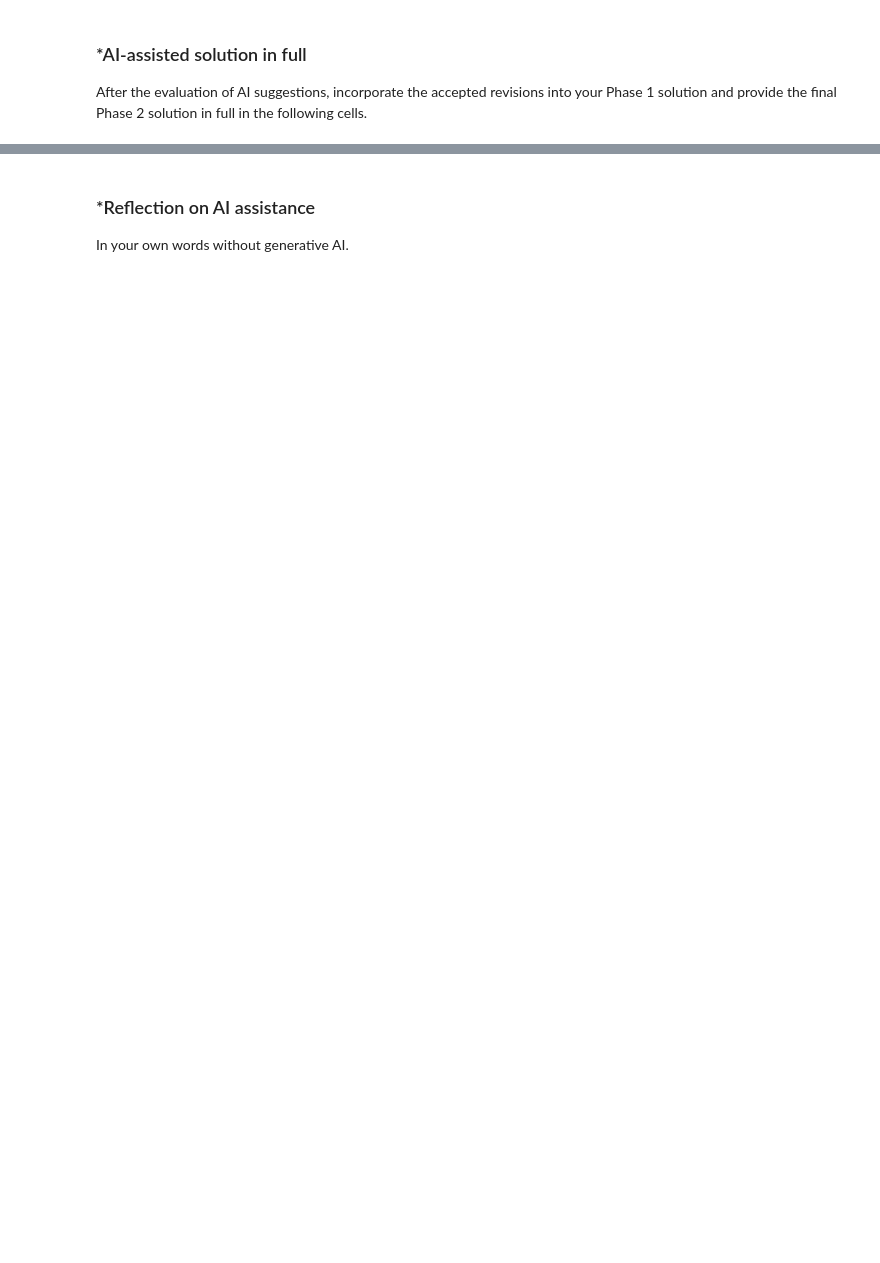
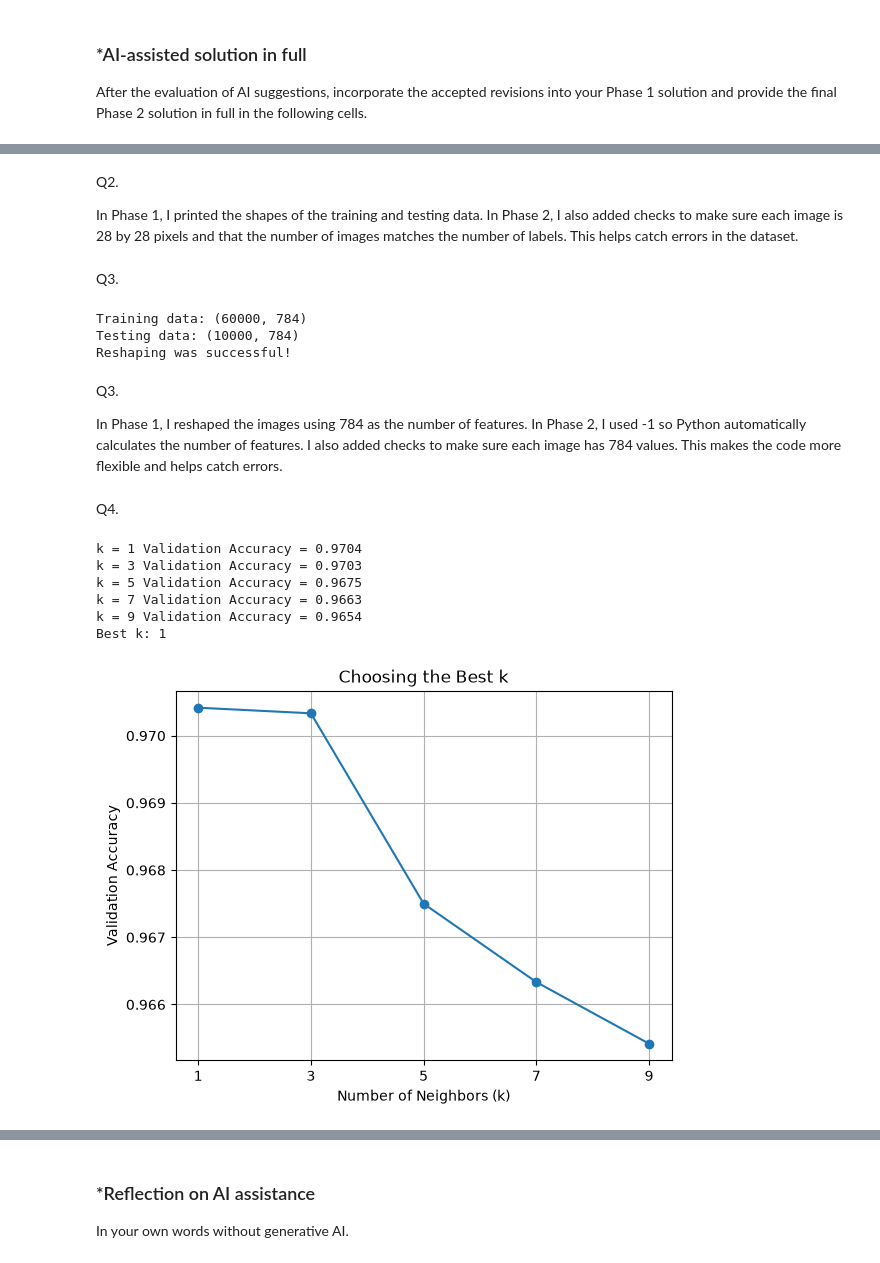
Before and after one commit to LeytonA26/L01-cv, a Jupyter notebook: notebook.ipynb, the cells around one changed output, grey strips where cells are left out. Saved outputs shown, nothing was run; the diff lists cells and outputs as text; code cells hidden in the pictures; blank space fills up the shorter version.

```diff
--- a/notebook.ipynb
+++ b/notebook.ipynb
@@ -231,0 +301,73 @@ After the evaluation of AI suggestions, incorporate the accepted revisions into
+# %% [markdown]
+Q2.
+
+In Phase 1, I printed the shapes of the training and testing data. In Phase 2, I also added checks to make sure each image is 28 by 28 pixels and that the number of images matches the number of labels. This helps catch errors in the dataset.
+# %% [markdown]
+Q3.
+# %%
+X_train_flat = X_train.reshape(len(X_train), -1)
+X_test_flat = X_test.reshape(len(X_test), -1)
+
+print("Training data:", X_train_flat.shape)
+print("Testing data:", X_test_flat.shape)
+
+assert X_train_flat.shape[1] == 784
+assert X_test_flat.shape[1] == 784
+
+print("Reshaping was successful!")
+# %% [output]
+Training data: (60000, 784)
+Testing data: (10000, 784)
+Reshaping was successful!
+# %% [markdown]
+Q3.
+
+In Phase 1, I reshaped the images using 784 as the number of features. In Phase 2, I used -1 so Python automatically calculates the number of features. I also added checks to make sure each image has 784 values. This makes the code more flexible and helps catch errors.
+# %% [markdown]
+Q4.
+# %%
+from sklearn.model_selection import train_test_split
+from sklearn.neighbors import KNeighborsClassifier
+from sklearn.metrics import accuracy_score
+import numpy as np
+import matplotlib.pyplot as plt
+
+X_fit, X_val, y_fit, y_val = train_test_split(
+    X_train_flat,
+    y_train,
+    test_size=0.2,
+    random_state=42,
+    stratify=y_train
+)
+
+k_values = [1, 3, 5, 7, 9]
+scores = []
+
+for k in k_values:
+    model = KNeighborsClassifier(n_neighbors=k)
+    model.fit(X_fit, y_fit)
+
+    val_predictions = model.predict(X_val)
+    score = accuracy_score(y_val, val_predictions)
+
+    scores.append(score)
+    print("k =", k, "Validation Accuracy =", round(score, 4))
+
+best_k = k_values[np.argmax(scores)]
+print("Best k:", best_k)
+
+plt.plot(k_values, scores, marker='o')
+plt.xlabel("Number of Neighbors (k)")
+plt.ylabel("Validation Accuracy")
+plt.title("Choosing the Best k")
+plt.xticks(k_values)
+plt.grid(True)
+plt.show()
+# %% [output]
+k = 1 Validation Accuracy = 0.9704
+k = 3 Validation Accuracy = 0.9703
+k = 5 Validation Accuracy = 0.9675
+k = 7 Validation Accuracy = 0.9663
+k = 9 Validation Accuracy = 0.9654
+Best k: 1
+[figure, added]
```
Also changed, not shown: parts of 24 cells of this notebook.
